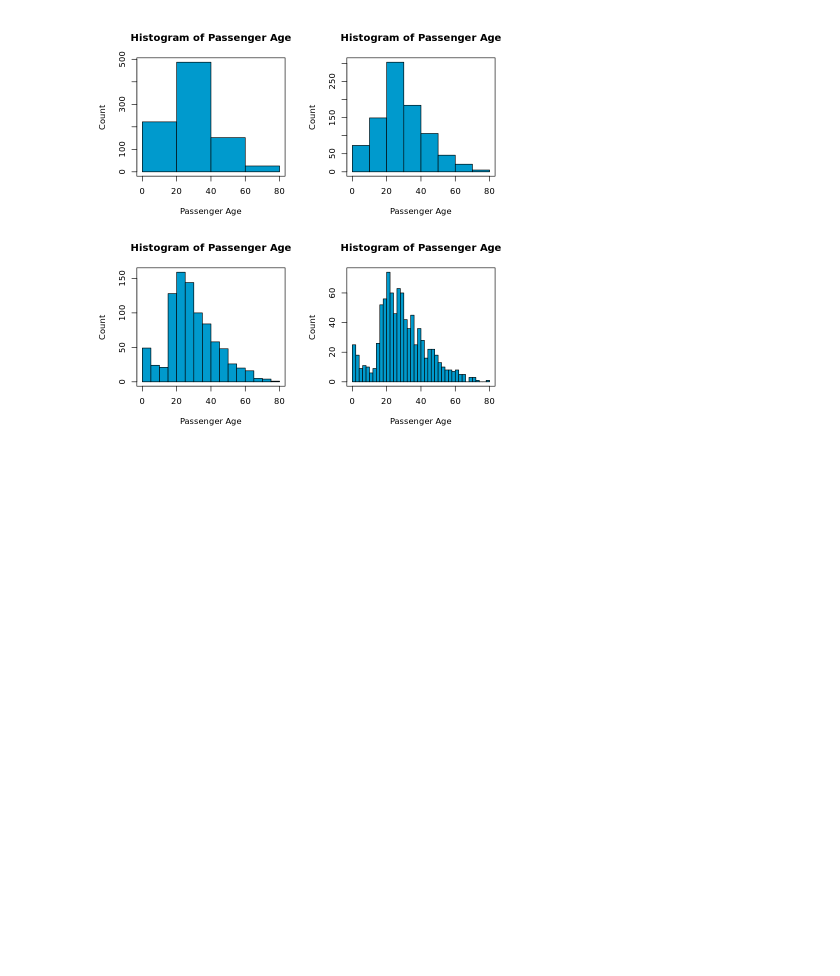
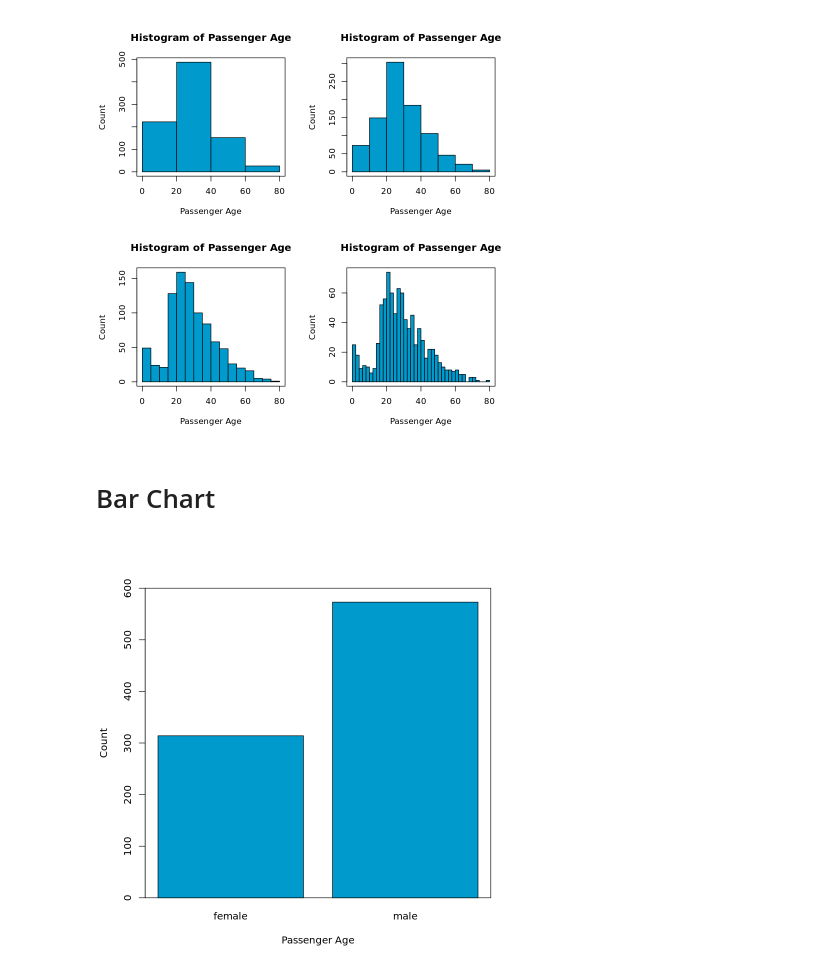
Before and after one commit to oscarm524/R_Programming, a Jupyter notebook: Data_Visualization/Data_Visualization.ipynb, the cells around one changed output. Saved outputs shown, nothing was run; the diff lists cells and outputs as text; code cells hidden in the pictures; blank space fills up the shorter version.

```diff
--- a/Data_Visualization/Data_Visualization.ipynb
+++ b/Data_Visualization/Data_Visualization.ipynb
@@ -76,3 +76,16 @@ box()
 # dev.off()
 # %% [output]
 [figure]
+# %% [markdown]
+# Bar Chart
+# %%
+## Defining the pdf file to save plot
+# pdf('bar_chart.pdf', width = 10, height = 8)
+
+## Creating a bar chart of passenger gender
+barplot(table(titanic$Sex), col = 'deepskyblue3', xlab = 'Passenger Age', ylab = 'Count', ylim = c(0, 600))
+box()
+
+# dev.off()
+# %% [output]
+[figure, added]
```
Also changed, not shown: parts of 5 cells of this notebook.
